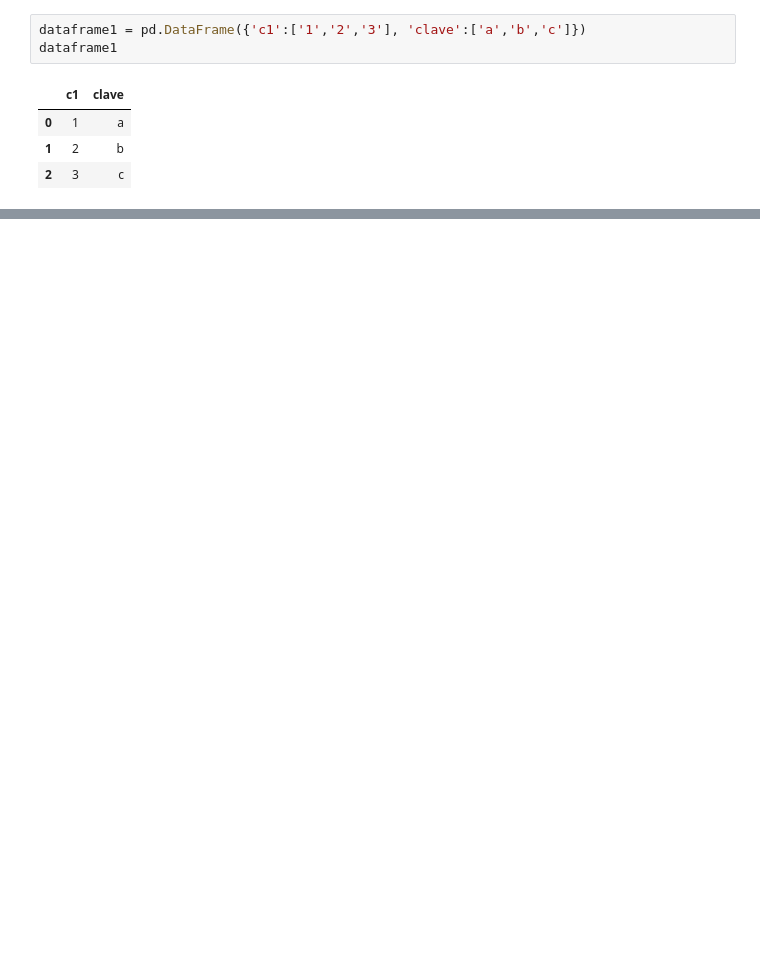
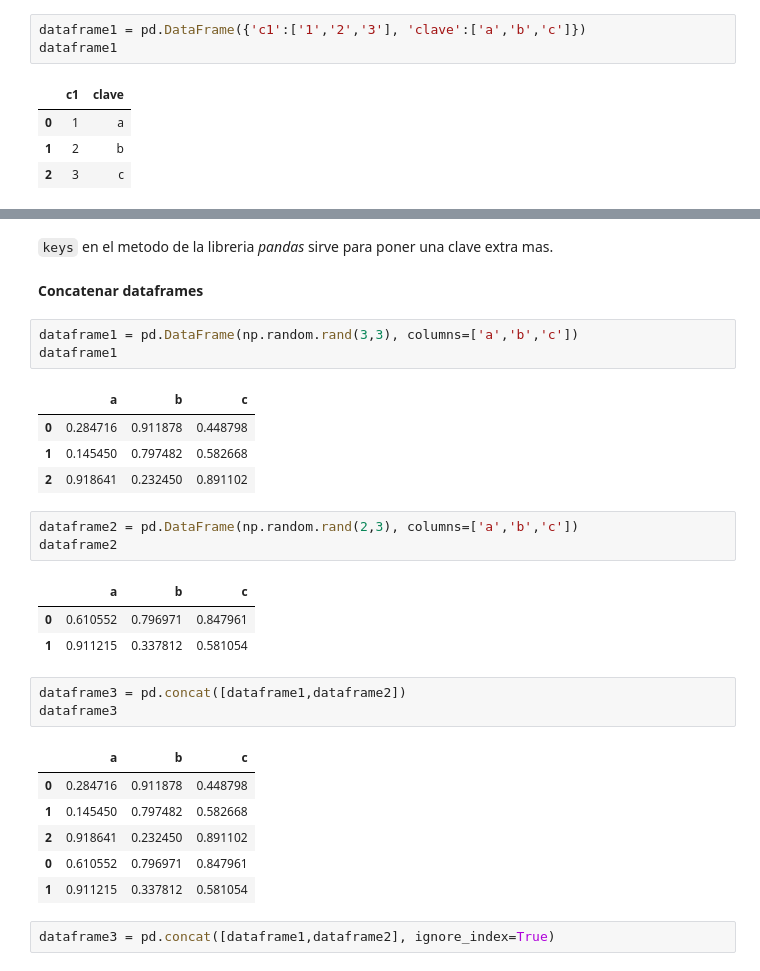
Before and after one commit to e5pe/PythonPath, a Jupyter notebook: python3aprendeDesde0/22_Tratamiento_de_datos/Untitled.ipynb, the cells around one changed output, grey strips where cells are left out. Saved outputs shown, nothing was run; the diff lists cells and outputs as text; blank space fills up the shorter version.

```diff
--- a/python3aprendeDesde0/22_Tratamiento_de_datos/Untitled.ipynb
+++ b/python3aprendeDesde0/22_Tratamiento_de_datos/Untitled.ipynb
@@ -11,0 +160,31 @@ dataframe1
+# %% [markdown]
+`keys` en el metodo de la libreria *pandas* sirve para poner una clave extra mas.
+# %% [markdown]
+**Concatenar dataframes**
+# %%
+dataframe1 = pd.DataFrame(np.random.rand(3,3), columns=['a','b','c'])
+dataframe1
+# %% [output]
+|  | a | b | c |
+| 0 | 0.284716 | 0.911878 | 0.448798 |
+| 1 | 0.145450 | 0.797482 | 0.582668 |
+| 2 | 0.918641 | 0.232450 | 0.891102 |
+# %%
+dataframe2 = pd.DataFrame(np.random.rand(2,3), columns=['a','b','c'])
+dataframe2
+# %% [output]
+|  | a | b | c |
+| 0 | 0.610552 | 0.796971 | 0.847961 |
+| 1 | 0.911215 | 0.337812 | 0.581054 |
+# %%
+dataframe3 = pd.concat([dataframe1,dataframe2])
+dataframe3
+# %% [output]
+|  | a | b | c |
+| 0 | 0.284716 | 0.911878 | 0.448798 |
+| 1 | 0.145450 | 0.797482 | 0.582668 |
+| 2 | 0.918641 | 0.232450 | 0.891102 |
+| 0 | 0.610552 | 0.796971 | 0.847961 |
+| 1 | 0.911215 | 0.337812 | 0.581054 |
+# %%
+dataframe3 = pd.concat([dataframe1,dataframe2], ignore_index=True)
```
Also changed, not shown: parts of 70 cells of this notebook.
